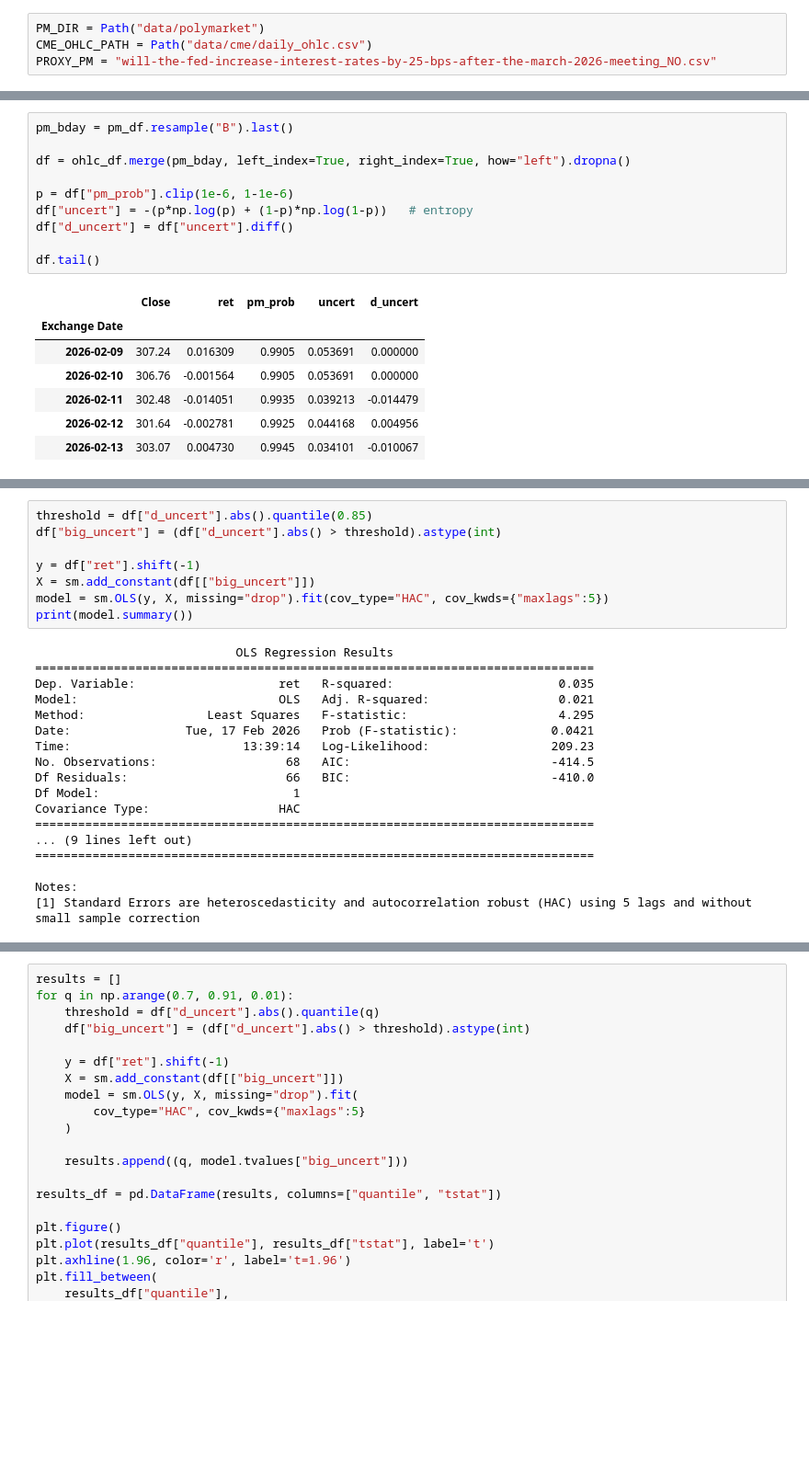
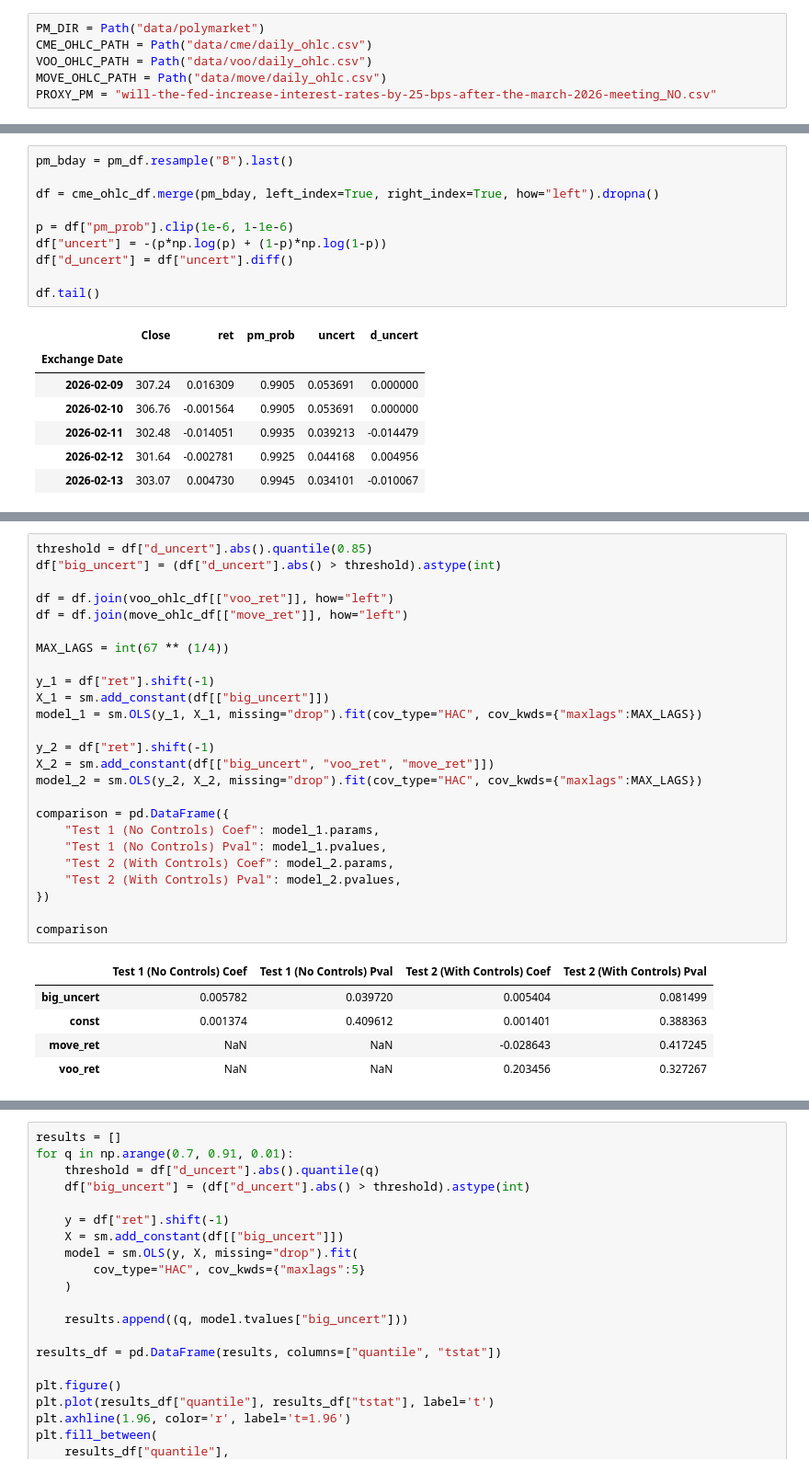
Before and after one commit to mrodz/cme, a Jupyter notebook: testing.ipynb, the cells around one changed output, grey strips where cells are left out. Shown at 92% size. Saved outputs shown, nothing was run; the diff lists cells and outputs as text; blank space fills up the shorter version.

Commit message:
control for ^MOVE and VOO

```diff
--- a/testing.ipynb
+++ b/testing.ipynb
@@ -24,6 +24,8 @@ import statsmodels.api as sm
 # %%
 PM_DIR = Path("data/polymarket")
 CME_OHLC_PATH = Path("data/cme/daily_ohlc.csv")
+VOO_OHLC_PATH = Path("data/voo/daily_ohlc.csv")
+MOVE_OHLC_PATH = Path("data/move/daily_ohlc.csv")
 PROXY_PM = "will-the-fed-increase-interest-rates-by-25-bps-after-the-march-2026-meeting_NO.csv"
 # %% [markdown]
 Download historic price data from Polymarket. [See Documentation](https://docs.polymarket.com/developers/CLOB/timeseries)
@@ -154,10 +170,10 @@ pm_df.head()
 # %%
 pm_bday = pm_df.resample("B").last()
 
-df = ohlc_df.merge(pm_bday, left_index=True, right_index=True, how="left").dropna()
+df = cme_ohlc_df.merge(pm_bday, left_index=True, right_index=True, how="left").dropna()
 
 p = df["pm_prob"].clip(1e-6, 1-1e-6)
-df["uncert"] = -(p*np.log(p) + (1-p)*np.log(1-p))   # entropy
+df["uncert"] = -(p*np.log(p) + (1-p)*np.log(1-p))
 df["d_uncert"] = df["uncert"].diff()
 
 df.tail()
@@ -172,26 +194,31 @@ df.tail()
 # %%
 threshold = df["d_uncert"].abs().quantile(0.85)
 df["big_uncert"] = (df["d_uncert"].abs() > threshold).astype(int)
 
-y = df["ret"].shift(-1)
-X = sm.add_constant(df[["big_uncert"]])
-model = sm.OLS(y, X, missing="drop").fit(cov_type="HAC", cov_kwds={"maxlags":5})
-print(model.summary())
+df = df.join(voo_ohlc_df[["voo_ret"]], how="left")
+df = df.join(move_ohlc_df[["move_ret"]], how="left")
+
+MAX_LAGS = int(67 ** (1/4))
+
+y_1 = df["ret"].shift(-1)
+X_1 = sm.add_constant(df[["big_uncert"]])
+model_1 = sm.OLS(y_1, X_1, missing="drop").fit(cov_type="HAC", cov_kwds={"maxlags":MAX_LAGS})
+
+y_2 = df["ret"].shift(-1)
+X_2 = sm.add_constant(df[["big_uncert", "voo_ret", "move_ret"]])
+model_2 = sm.OLS(y_2, X_2, missing="drop").fit(cov_type="HAC", cov_kwds={"maxlags":MAX_LAGS})
+
+comparison = pd.DataFrame({
+    "Test 1 (No Controls) Coef": model_1.params,
+    "Test 1 (No Controls) Pval": model_1.pvalues,
+    "Test 2 (With Controls) Coef": model_2.params,
+    "Test 2 (With Controls) Pval": model_2.pvalues,
+})
+
+comparison
 # %% [output]
-                            OLS Regression Results
-==============================================================================
-Dep. Variable:                    ret   R-squared:                       0.035
-Model:                            OLS   Adj. R-squared:                  0.021
-Method:                 Least Squares   F-statistic:                     4.295
-Date:                Tue, 17 Feb 2026   Prob (F-statistic):             0.0421
-Time:                        13:39:14   Log-Likelihood:                 209.23
-No. Observations:                  68   AIC:                            -414.5
-Df Residuals:                      66   BIC:                            -410.0
-Df Model:                           1
-Covariance Type:                  HAC
-==============================================================================
-... (9 lines left out)
-==============================================================================
-
-Notes:
-[1] Standard Errors are heteroscedasticity and autocorrelation robust (HAC) using 5 lags and without small sample correction
+|  | Test 1 (No Controls) Coef | Test 1 (No Controls) Pval | Test 2 (With Controls) Coef | Test 2 (With Controls) Pval |
+| big_uncert | 0.005782 | 0.039720 | 0.005404 | 0.081499 |
+| const | 0.001374 | 0.409612 | 0.001401 | 0.388363 |
+| move_ret | NaN | NaN | -0.028643 | 0.417245 |
+| voo_ret | NaN | NaN | 0.203456 | 0.327267 |
```
Also changed, not shown: parts of 8 cells of this notebook, 11 other files.
